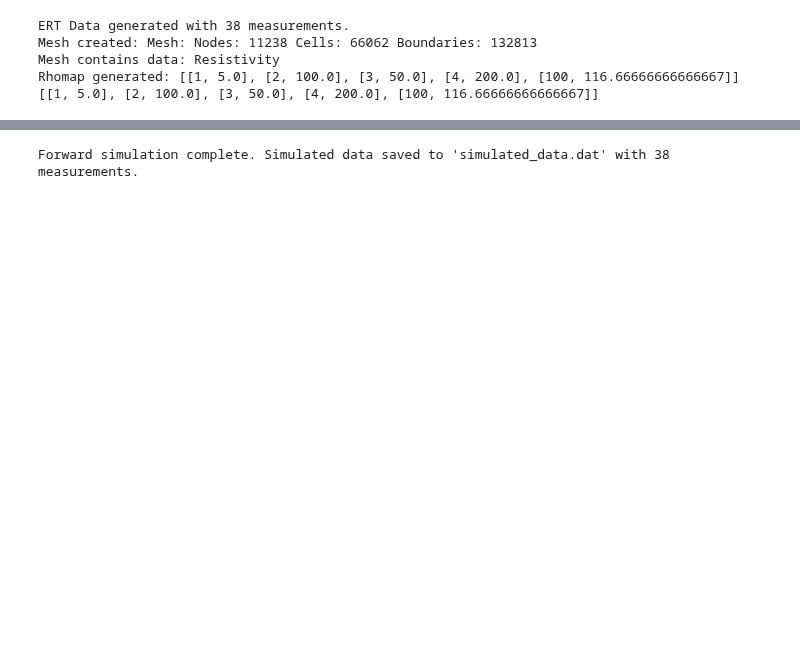
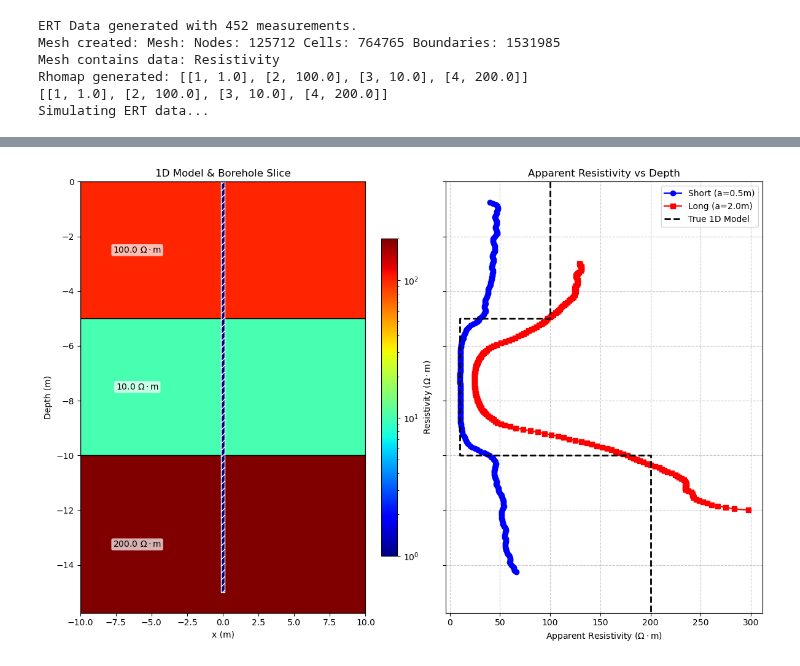
Before and after one commit to mariosgeo/PyBorehole, a Jupyter notebook: demo.ipynb, the cells around one changed output, grey strips where cells are left out. Saved outputs shown, nothing was run; the diff lists cells and outputs as text; code cells hidden in the pictures; blank space fills up the shorter version.

```diff
--- a/demo.ipynb
+++ b/demo.ipynb
@@ -16,19 +16,19 @@ pv.set_jupyter_backend('trame')
 # Create a dummy layer configuration: [top, bottom, resistivity]
 layers = np.array([
     [0.0, 5.0, 100.0],
-    [5.0, 10.0, 50.0],
+    [5.0, 10.0, 10.0],
     [10.0, 15.0, 200.0]
 ])
-geometry = Geometry(borehole_length=15.0, borehole_diameter=0.2, layer_1d_geometry=layers)
+geometry = Geometry(borehole_length=15.0, borehole_diameter=0.25, layer_1d_geometry=layers, background_resistivity=1.0)
 geom = geometry.make_basic_geometry()
 
 # Generate the electrode array and protocol prior to meshing
 data = geometry.make_array(
     geom=geom,
     abmn_order=(1, 4, 2, 3),
-    short_spacing=1.0,
-    long_spacing=3.0,
-    measuring_spacing=0.5
+    short_spacing=0.5,
+    long_spacing=2.0,
+    measuring_spacing=0.05
 )
 print(f"ERT Data generated with {data.size()} measurements.")
 
@@ -48,8 +48,9 @@ print(f"Forward simulation complete. Simulated data saved to 'simulated_data.dat
 
 geometry.plot_model_and_data(simulated_data)
 # %% [output]
-ERT Data generated with 38 measurements.
-Mesh created: Mesh: Nodes: 11238 Cells: 66062 Boundaries: 132813
+ERT Data generated with 452 measurements.
+Mesh created: Mesh: Nodes: 125712 Cells: 764765 Boundaries: 1531985
 Mesh contains data: Resistivity
-Rhomap generated: [[1, 5.0], [2, 100.0], [3, 50.0], [4, 200.0], [100, 116.66666666666667]]
-[[1, 5.0], [2, 100.0], [3, 50.0], [4, 200.0], [100, 116.66666666666667]]
+Rhomap generated: [[1, 1.0], [2, 100.0], [3, 10.0], [4, 200.0]]
+[[1, 1.0], [2, 100.0], [3, 10.0], [4, 200.0]]
+Simulating ERT data...
@@ -58 +59 @@ Widget(value='<iframe src="http://localhost:64370/index.html?ui=P_0x1903b311590_
-Forward simulation complete. Simulated data saved to 'simulated_data.dat' with 38 measurements.
+[figure, added]
```
Also changed, not shown: parts of 1 cell of this notebook, 1 other file.
